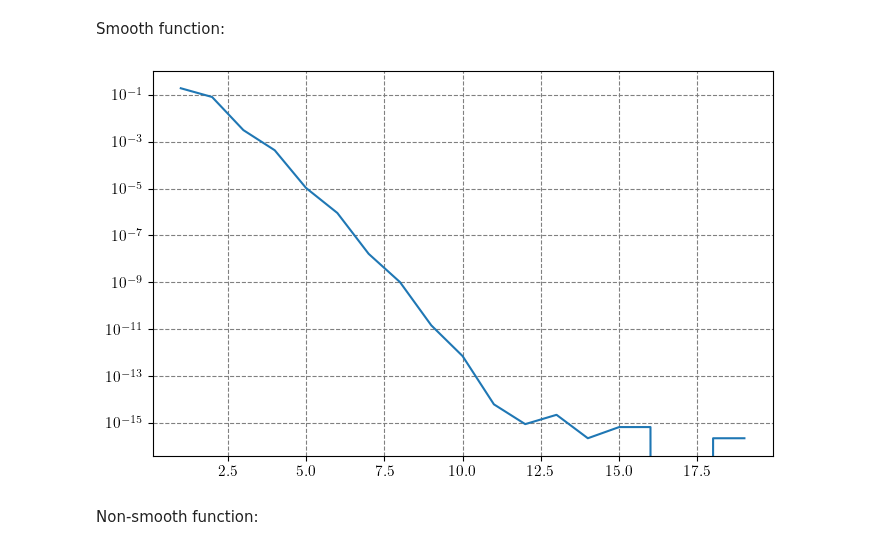
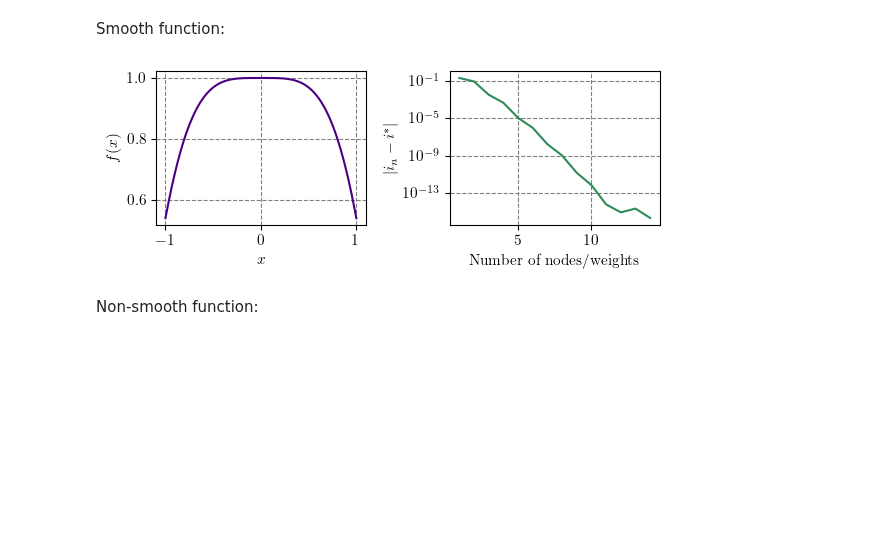
Before and after one commit to SED0280/BakalarkaCode, a Jupyter notebook: Gausova Kvadratura.ipynb, the cells around one changed output. Saved outputs shown, nothing was run; the diff lists cells and outputs as text; code cells hidden in the pictures; blank space fills up the shorter version.

```diff
--- a/Gausova Kvadratura.ipynb
+++ b/Gausova Kvadratura.ipynb
@@ -281,20 +305,30 @@ plt.show()
 Smooth function:
 # %%
 f = lambda x: np.cos(x**2)
-fI = lambda x: (x+52*np.sin(x)+(np.sin(x)-52*x)*np.cos(x))/2
 real_integ_value = 1.809048475800544162949576733665114291615983641191003479196640074902159185352954615877833522127454977
 difference = []
 #node_range = np.array([1, 2, 3, 4, 5, 7, 10])
-node_range = range(1,20)
+node_range = range(1,15)
 for i in node_range:
     int_approx = kl.integ.quadrature(f, i)
     difference.append(np.abs(int_approx-real_integ_value))
-# %%
-plt.plot(node_range,difference)
-plt.yscale('log')
-plt.show()
-# %% [output]
-[figure, removed]
+# %%
+x = np.linspace(-1, 1, 1000)
+
+fig, axs = plt.subplots(1, 2, figsize=(6.5, 2)) # , constrained_layout=True
+axs[0].set_ylabel(r"$f(x)$")
+axs[0].set_xlabel(r"$x$")
+axs[0].plot(x,f(x),color="indigo")
+
+axs[1].set_ylabel(r"$\left|i_{n}-i^{*}\right|$")
+axs[1].set_xlabel("Number of nodes/weights")
+axs[1].plot(node_range,difference,color="seagreen")
+axs[1].set_yscale('log')
+fig.subplots_adjust(wspace=0.4)
+fig.savefig("SmoothInteg.pdf", bbox_inches='tight')
+plt.show()
+# %% [output]
+[figure, added]
 # %% [markdown]
 Non-smooth function:
 # %%
```
Also changed, not shown: parts of 25 cells of this notebook, 5 other files.
